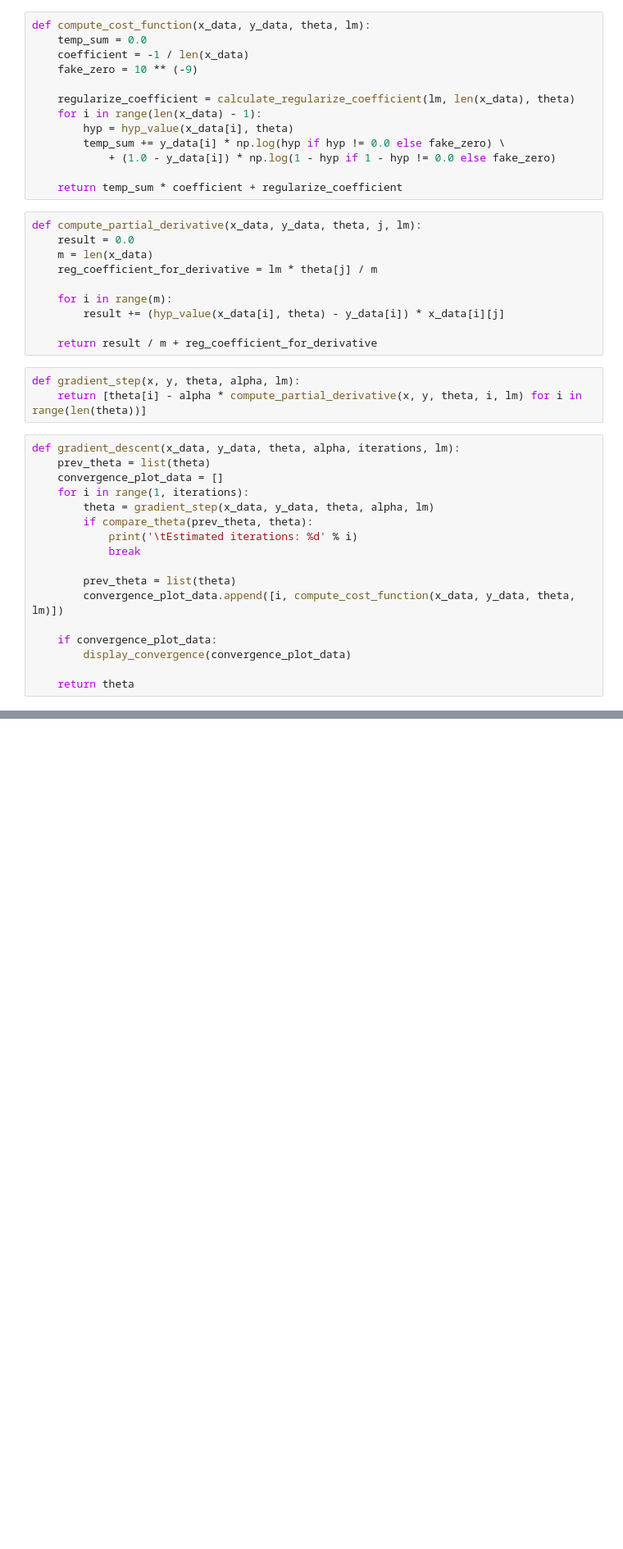
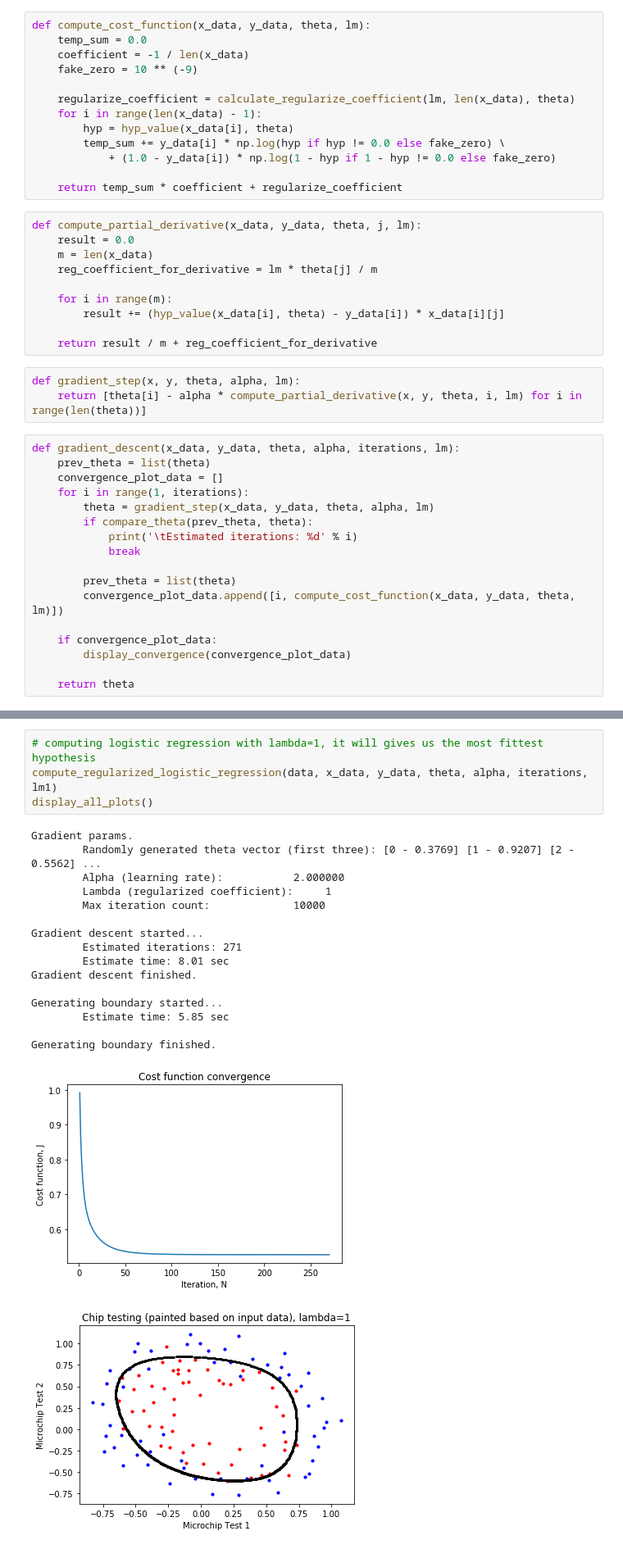
Before and after one commit to ZhartunMatthew/linear-regression-task, a Jupyter notebook: demo/init/jupyternote/logisticregression/regularized_logistic_regression.ipynb, the cells around one changed output, grey strips where cells are left out. Shown at 82% size. Drawn from its saved outputs; the diff is of its cells as text; blank space fills up the shorter version.

```diff
--- a/demo/init/jupyternote/logisticregression/regularized_logistic_regression.ipynb
+++ b/demo/init/jupyternote/logisticregression/regularized_logistic_regression.ipynb
@@ -222,0 +236,22 @@ Generating boundary finished.
+# %%
+# computing logistic regression with lambda=1, it will gives us the most fittest hypothesis
+compute_regularized_logistic_regression(data, x_data, y_data, theta, alpha, iterations, lm1)
+display_all_plots()
+# %% [output]
+Gradient params.
+        Randomly generated theta vector (first three): [0 - 0.3769] [1 - 0.9207] [2 - 0.5562] ...
+        Alpha (learning rate):           2.000000
+        Lambda (regularized coefficient):     1
+        Max iteration count:             10000
+
+Gradient descent started...
+        Estimated iterations: 271
+        Estimate time: 8.01 sec
+Gradient descent finished.
+
+Generating boundary started...
+        Estimate time: 5.85 sec
+
+Generating boundary finished.
+[figure, added]
+[figure, added]
```
Also changed, not shown: parts of 6 cells of this notebook.
